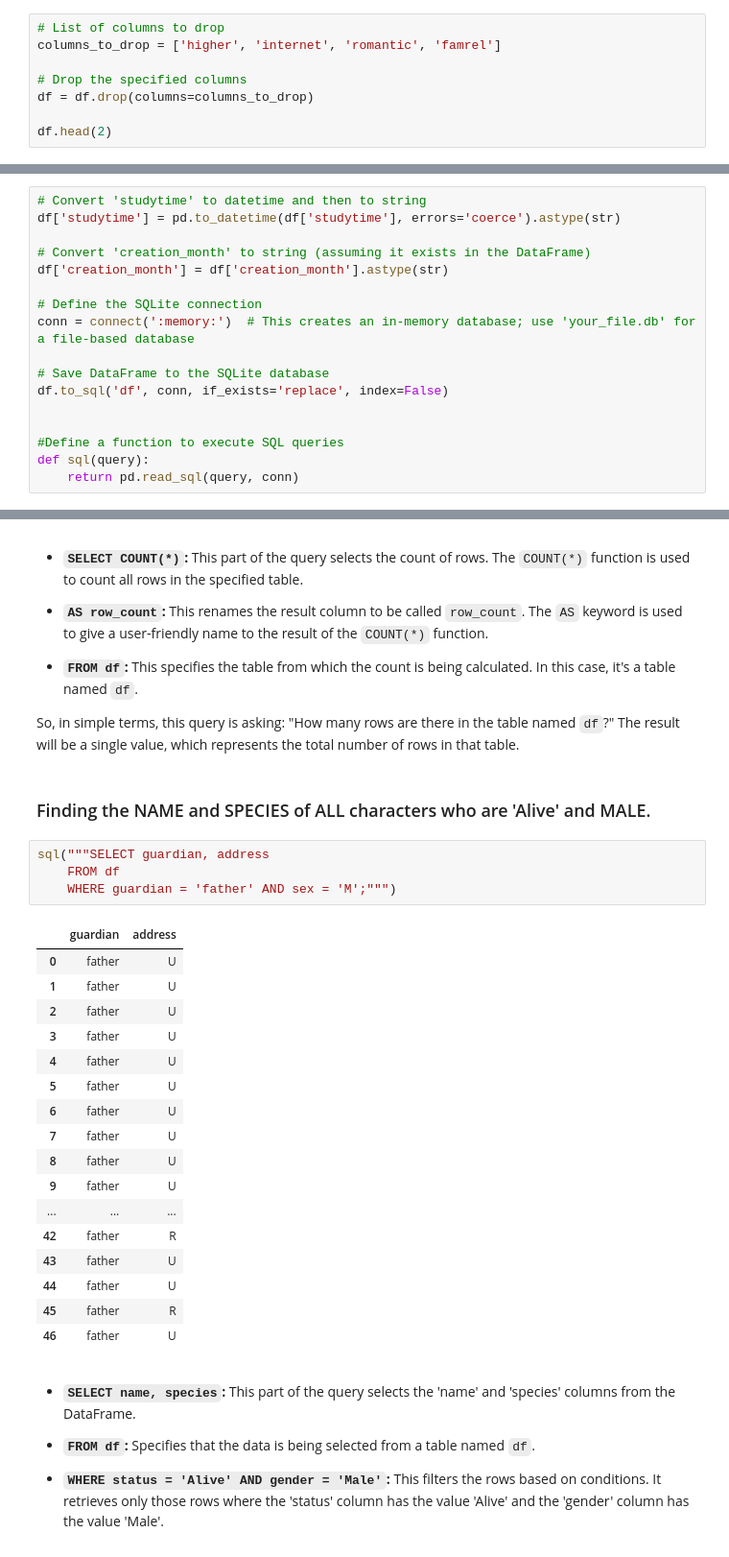
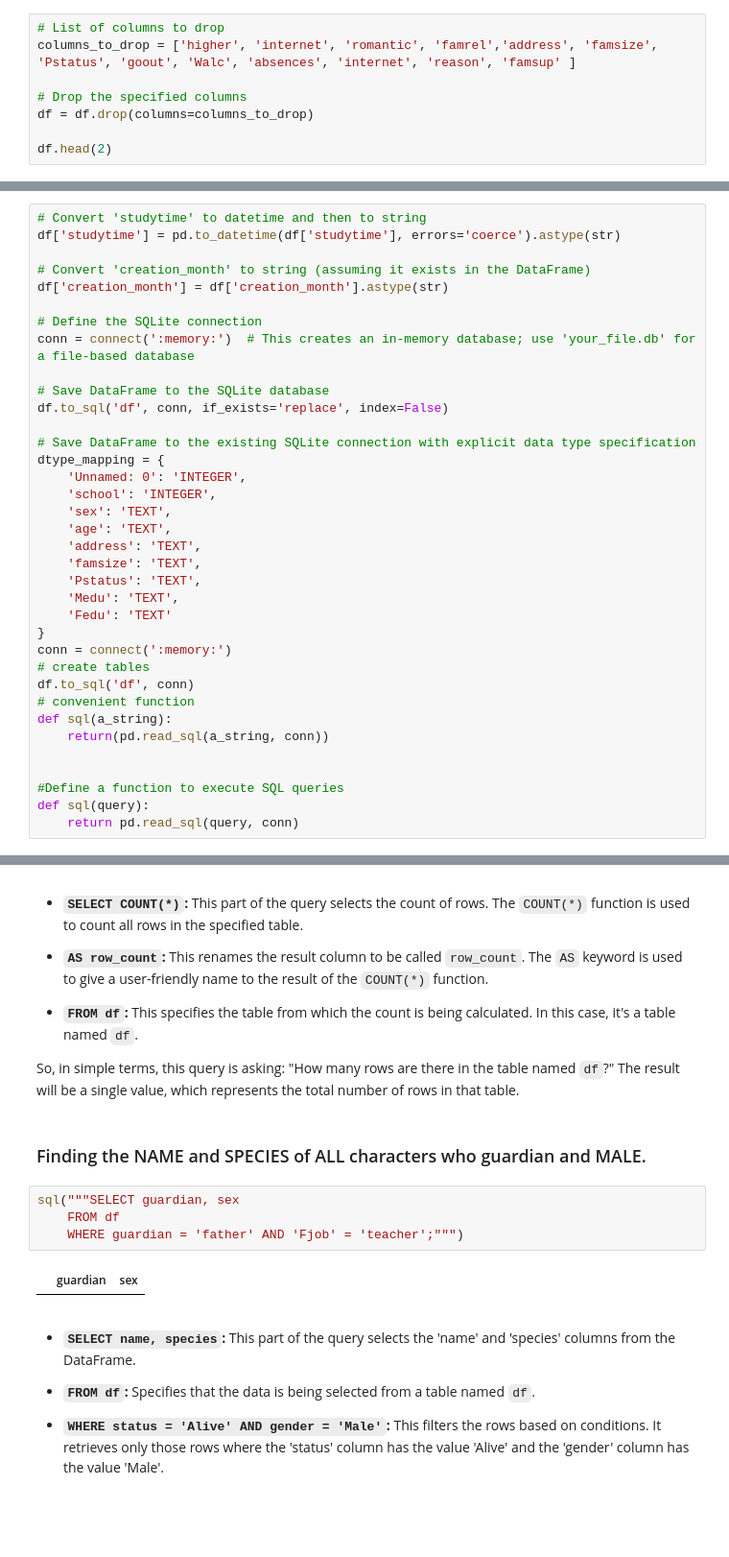
Before and after one commit to JamilaAr/pandas_demo, a Jupyter notebook: pandas.ipynb, the cells around one changed output, grey strips where cells are left out. Shown: that part at 96% size. Drawn from its saved outputs; the diff is of its cells as text; blank space fills up the shorter version.

```diff
--- a/pandas.ipynb
+++ b/pandas.ipynb
@@ -217,7 +209,7 @@ In summary, these operations are fundamental for initial exploratory data analys
 ## Dropping Columns
 # %%
 # List of columns to drop
-columns_to_drop = ['higher', 'internet', 'romantic', 'famrel']
+columns_to_drop = ['higher', 'internet', 'romantic', 'famrel','address', 'famsize', 'Pstatus', 'goout', 'Walc', 'absences', 'internet', 'reason', 'famsup' ]
 
 # Drop the specified columns
 df = df.drop(columns=columns_to_drop)
@@ -467,6 +478,25 @@ conn = connect(':memory:')  # This creates an in-memory database; use 'your_file
 # Save DataFrame to the SQLite database
 df.to_sql('df', conn, if_exists='replace', index=False)
 
+# Save DataFrame to the existing SQLite connection with explicit data type specification
+dtype_mapping = {
+    'Unnamed: 0': 'INTEGER',
+    'school': 'INTEGER',
+    'sex': 'TEXT',
+    'age': 'TEXT',
+    'address': 'TEXT',
+    'famsize': 'TEXT',
+    'Pstatus': 'TEXT',
+    'Medu': 'TEXT',
+    'Fedu': 'TEXT'
+}
+conn = connect(':memory:')
+# create tables
+df.to_sql('df', conn)
+# convenient function
+def sql(a_string):
+    return(pd.read_sql(a_string, conn))
+
 
 #Define a function to execute SQL queries
 def sql(query):
@@ -506,29 +536,13 @@ sql("""SELECT COUNT(*)
 
 So, in simple terms, this query is asking: "How many rows are there in the table named `df`?" The result will be a single value, which represents the total number of rows in that table.
 # %% [markdown]
-### Finding the NAME and SPECIES of ALL characters who are 'Alive' and MALE.
+### Finding the NAME and SPECIES of ALL characters who guardian and MALE.
 # %%
-sql("""SELECT guardian, address
+sql("""SELECT guardian, sex
     FROM df
-    WHERE guardian = 'father' AND sex = 'M';""")
+    WHERE guardian = 'father' AND 'Fjob' = 'teacher';""")
 # %% [output]
-|  | guardian | address |
-| 0 | father | U |
-| 1 | father | U |
-| 2 | father | U |
-| 3 | father | U |
-| 4 | father | U |
-| 5 | father | U |
-| 6 | father | U |
-| 7 | father | U |
-| 8 | father | U |
-| 9 | father | U |
-| ... | ... | ... |
-| 42 | father | R |
-| 43 | father | U |
-| 44 | father | U |
-| 45 | father | R |
-| 46 | father | U |
+|  | guardian | sex |
 # %% [markdown]
 
 - **`SELECT name, species`:** This part of the query selects the 'name' and 'species' columns from the DataFrame.
```
Also changed, not shown: parts of 11 cells of this notebook, 2 other files.
